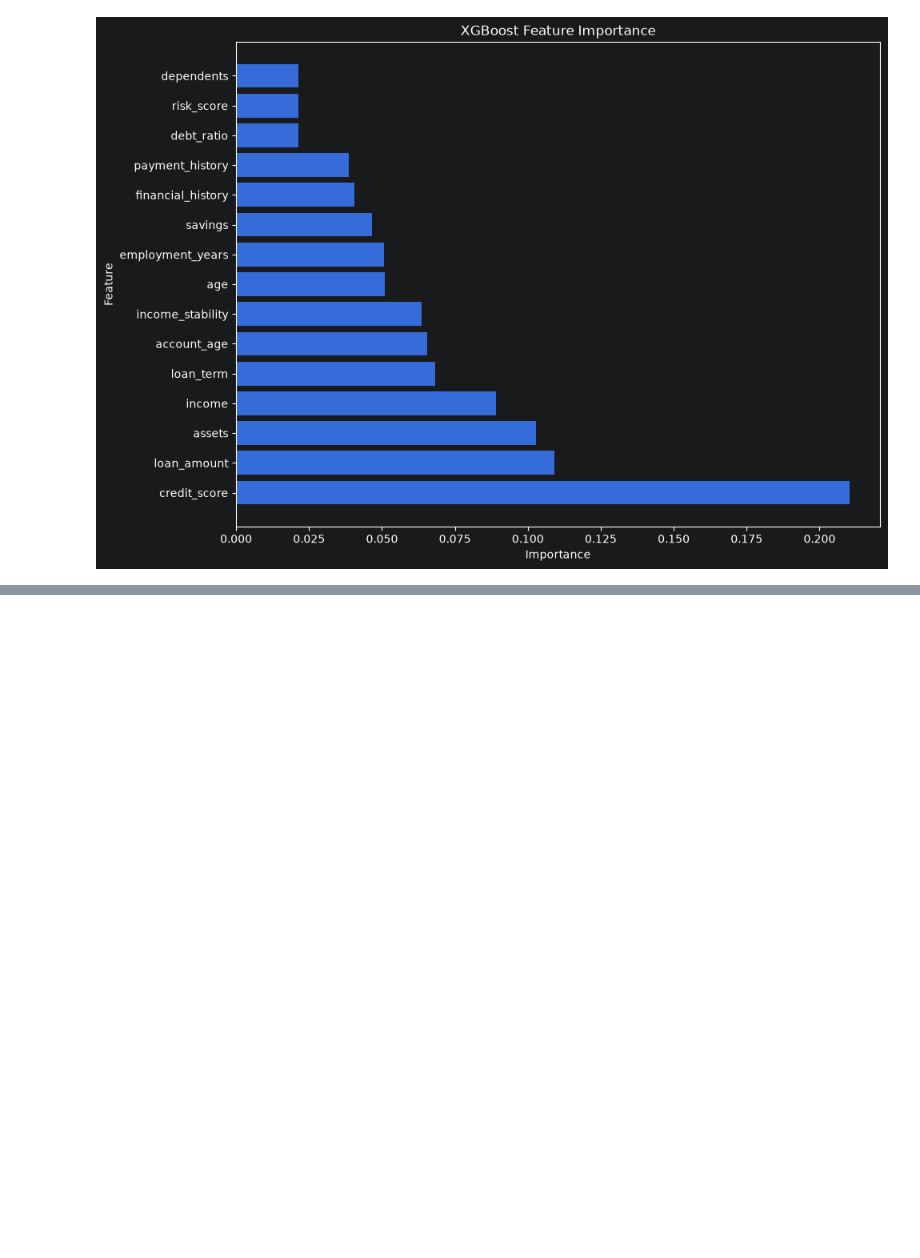
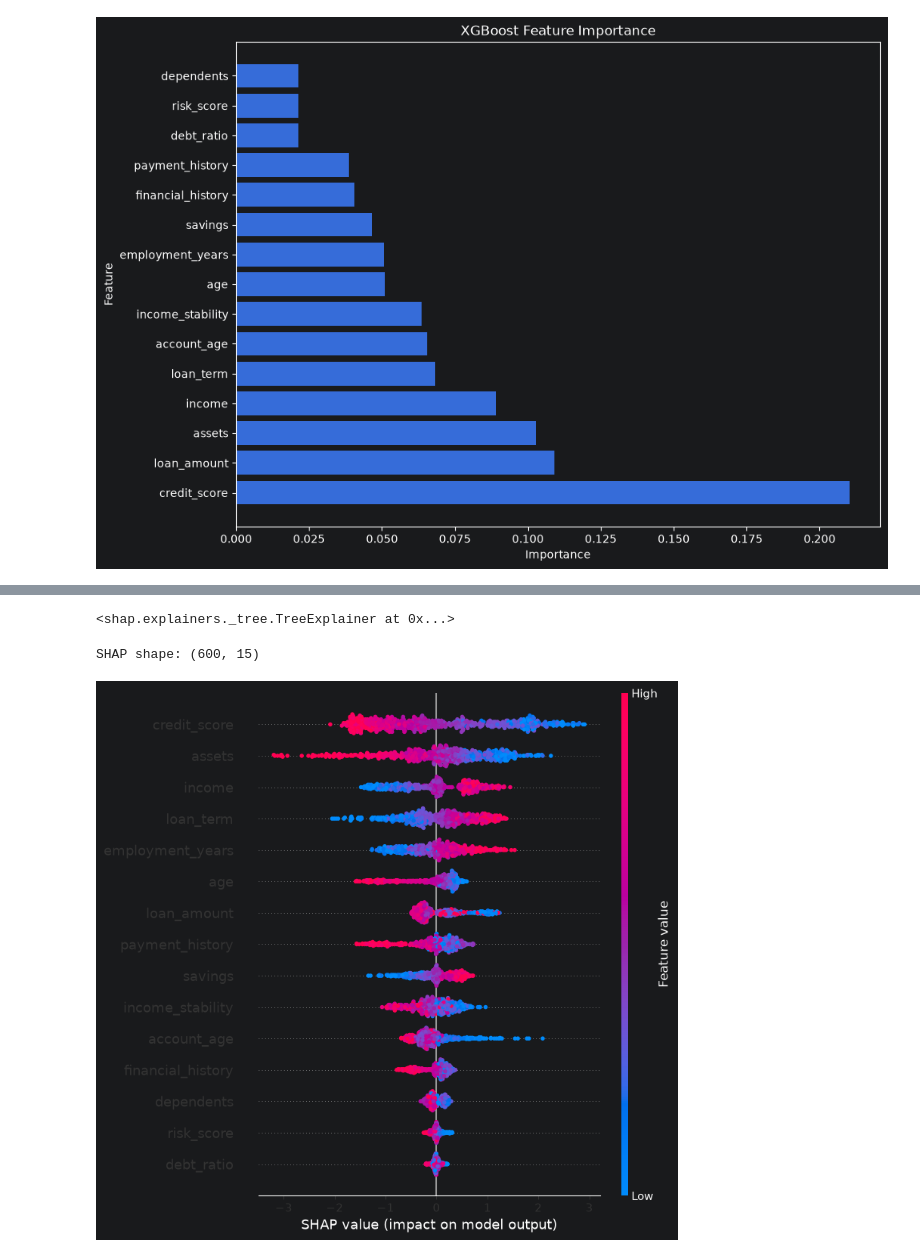
Before and after one commit to MUHAMMADZARYABKHAN-21/new.py, a Jupyter notebook: SCIKIT/Lesson23XGboostClassificationAdvanced.ipynb, the cells around one changed output, grey strips where cells are left out. Saved outputs shown, nothing was run; the diff lists cells and outputs as text; code cells hidden in the pictures; blank space fills up the shorter version.

Commit message:
SHAP EVALUATION AND MODEL PREDICTIONS ADDED

```diff
--- a/SCIKIT/Lesson23XGboostClassificationAdvanced.ipynb
+++ b/SCIKIT/Lesson23XGboostClassificationAdvanced.ipynb
@@ -283,0 +357,23 @@ plt.show()
+# %%
+explainer=shap.TreeExplainer(xgb_classifier)
+explainer
+# %% [output]
+<shap.explainers._tree.TreeExplainer at 0x...>
+# %%
+shap_values = explainer.shap_values(
+    X_test
+)
+# %%
+print(
+    "SHAP shape:",
+    np.array(shap_values).shape
+)
+# %% [output]
+SHAP shape: (600, 15)
+# %%
+shap.summary_plot(
+    shap_values,
+    X_test
+)
+# %% [output]
+[figure, added]
```
Also changed, not shown: parts of 13 cells of this notebook.
